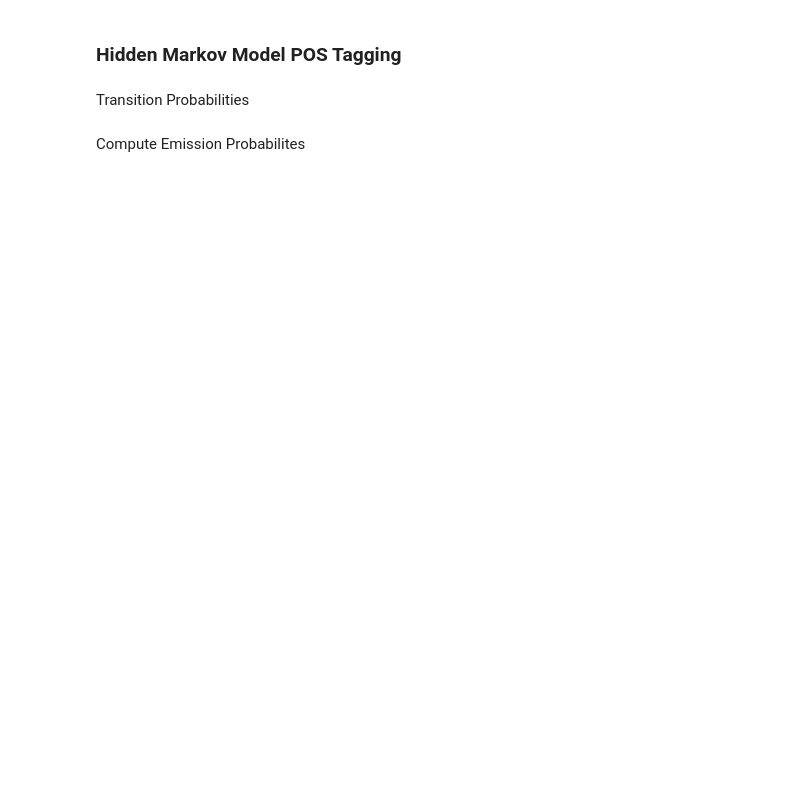
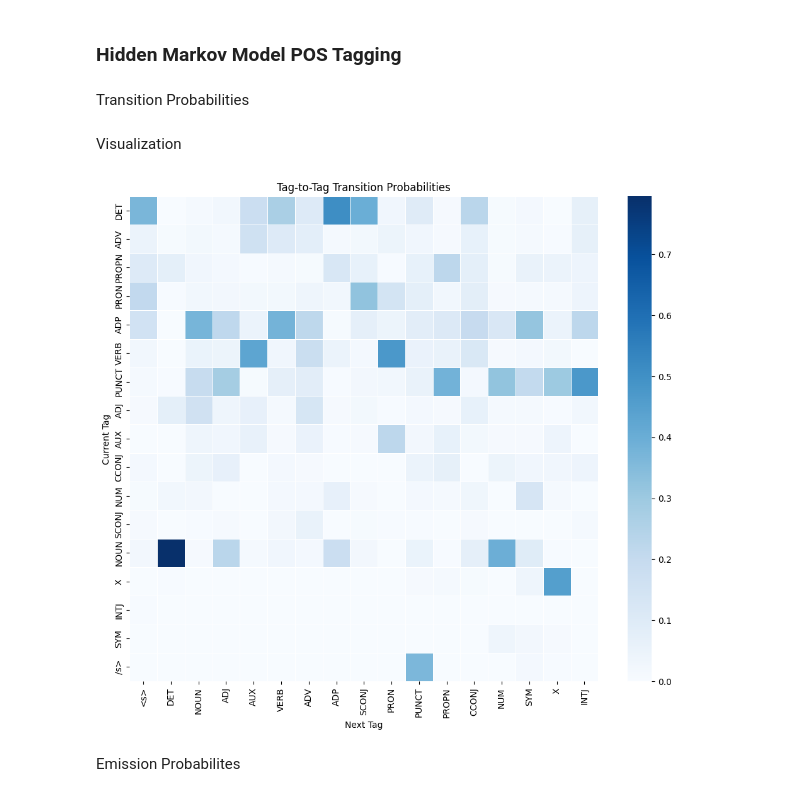
Before and after one commit to Damien-88/NLP_Prep, a Jupyter notebook: Phase1_Foundations/Week2_French_POS.ipynb, the cells around one changed output. Drawn from its saved outputs; the diff is of its cells as text; code cells hidden in the pictures; blank space fills up the shorter version.

```diff
--- a/Phase1_Foundations/Week2_French_POS.ipynb
+++ b/Phase1_Foundations/Week2_French_POS.ipynb
@@ -148,8 +176,23 @@ transition_probs = {} # Dictionary to store transition probabilites
 for t1 in transitions:
     total = sum(transitions[t1].values()) # Get total transitions from tag t1
     transition_probs[t1] = {t2: count / total for t2, count in transitions[t1].items()} # Normalize counts to probabilities
+# %% [markdown]
+Visualization
+# %%
+# Heatmap of Tag-to-Tag Transition Probabilities
+
+# Create DataFrame for heatmap
+transition_df = pd.DataFrame(transition_probs).fillna(0) # Create DataFrame
+plt.figure(figsize = (12, 10))
+sns.heatmap(transition_df, cmap = "Blues", linewidths = 0.5) # Plot heatmap of transition probabilities
+plt.title("Tag-to-Tag Transition Probabilities")
+plt.xlabel("Next Tag")
+plt.ylabel("Current Tag")
+plt.show()
+# %% [output]
+[figure, added]
 # %% [markdown]
-Compute Emission Probabilites
+Emission Probabilites
 # %%
 emissions = defaultdict(lambda: defaultdict(int)) # Nested dictionary to count emissions of words given tags
 
```
Also changed, not shown: parts of 17 cells of this notebook, 1 other file.
